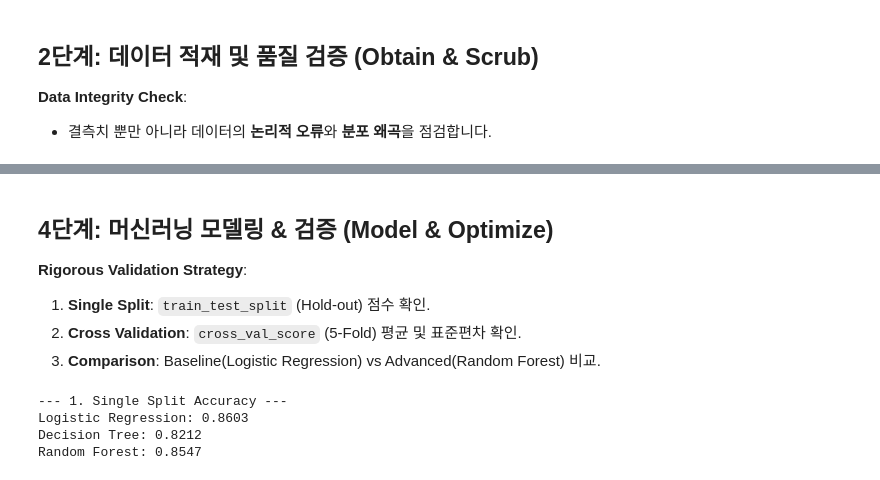
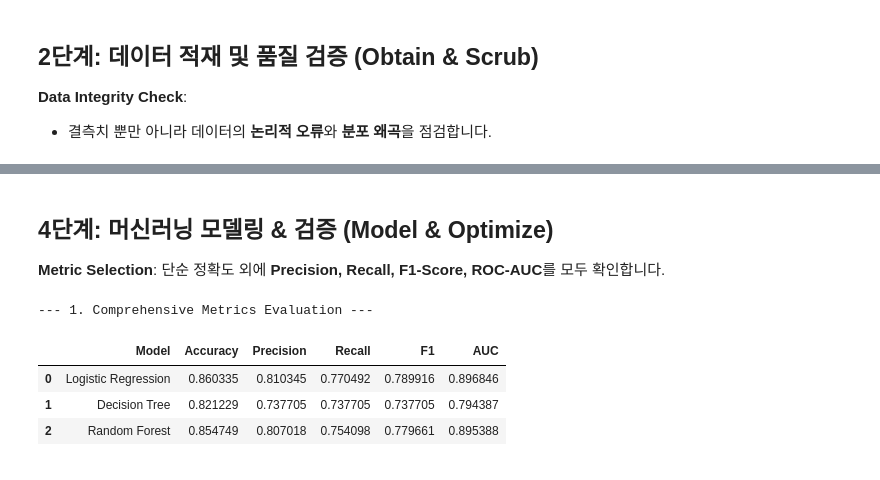
Before and after one commit to lastdays03/study_machine_learning, a Jupyter notebook: notebooks/EDA_01_Titanic_Analysis.ipynb, the cells around one changed output, grey strips where cells are left out. Cells and saved outputs as stored; diff of their text form; code cells hidden in the pictures.

Commit message:
feat: Add `extra_05.ipynb`, update `requirements.txt`, `dev_data_analyst.md`, and refresh/clean up several existing notebooks.

```diff
--- a/notebooks/EDA_01_Titanic_Analysis.ipynb
+++ b/notebooks/EDA_01_Titanic_Analysis.ipynb
@@ -168,34 +93,47 @@ Pclass Chi2: 102.8890, P-value: 4.5493e-23
-# %% [markdown]
-
-## 4단계: 머신러닝 모델링 & 검증 (Model & Optimize)
-**Rigorous Validation Strategy**:
-1.  **Single Split**: `train_test_split` (Hold-out) 점수 확인.
-2.  **Cross Validation**: `cross_val_score` (5-Fold) 평균 및 표준편차 확인.
-3.  **Comparison**: Baseline(Logistic Regression) vs Advanced(Random Forest) 비교.
+# %% [markdown]
+
+## 4단계: 머신러닝 모델링 & 검증 (Model & Optimize)
+**Metric Selection**: 단순 정확도 외에 **Precision, Recall, F1-Score, ROC-AUC**를 모두 확인합니다.
 # %%
 
 # Prepare Data
 y_titanic = df_titanic['Survived']
 X_titanic = df_titanic.drop('Survived', axis=1)
 
-# 1. Single Split Validation
 X_train, X_test, y_train, y_test = train_test_split(X_titanic, y_titanic, test_size=0.2, random_state=11)
 
 # Models
-lr_clf = LogisticRegression(solver='liblinear') # Baseline
+lr_clf = LogisticRegression(solver='liblinear')
 dt_clf = DecisionTreeClassifier(random_state=11)
 rf_clf = RandomForestClassifier(random_state=11)
 
 models = [lr_clf, dt_clf, rf_clf]
 model_names = ['Logistic Regression', 'Decision Tree', 'Random Forest']
 
-print("--- 1. Single Split Accuracy ---")
+def get_clf_eval(y_test, pred, pred_proba=None):
+    confusion = confusion_matrix(y_test, pred)
+    accuracy = accuracy_score(y_test, pred)
+    precision = precision_score(y_test, pred)
+    recall = recall_score(y_test, pred)
+    f1 = f1_score(y_test, pred)
+    roc_auc = roc_auc_score(y_test, pred_proba) if pred_proba is not None else 0
+    return accuracy, precision, recall, f1, roc_auc
+
+print("--- 1. Comprehensive Metrics Evaluation ---")
+results = []
 for model, name in zip(models, model_names):
     model.fit(X_train, y_train)
     pred = model.predict(X_test)
-    print(f"{name}: {accuracy_score(y_test, pred):.4f}")
+    pred_proba = model.predict_proba(X_test)[:, 1]
+
+    acc, prec, rec, f1, auc = get_clf_eval(y_test, pred, pred_proba)
+    results.append([name, acc, prec, rec, f1, auc])
+
+df_metrics = pd.DataFrame(results, columns=['Model', 'Accuracy', 'Precision', 'Recall', 'F1', 'AUC'])
+display(df_metrics)
 # %% [output]
---- 1. Single Split Accuracy ---
-Logistic Regression: 0.8603
-Decision Tree: 0.8212
-Random Forest: 0.8547
+--- 1. Comprehensive Metrics Evaluation ---
+|  | Model | Accuracy | Precision | Recall | F1 | AUC |
+| 0 | Logistic Regression | 0.860335 | 0.810345 | 0.770492 | 0.789916 | 0.896846 |
+| 1 | Decision Tree | 0.821229 | 0.737705 | 0.737705 | 0.737705 | 0.794387 |
+| 2 | Random Forest | 0.854749 | 0.807018 | 0.754098 | 0.779661 | 0.895388 |
```
Also changed, not shown: parts of 23 cells of this notebook, 7 other files.
